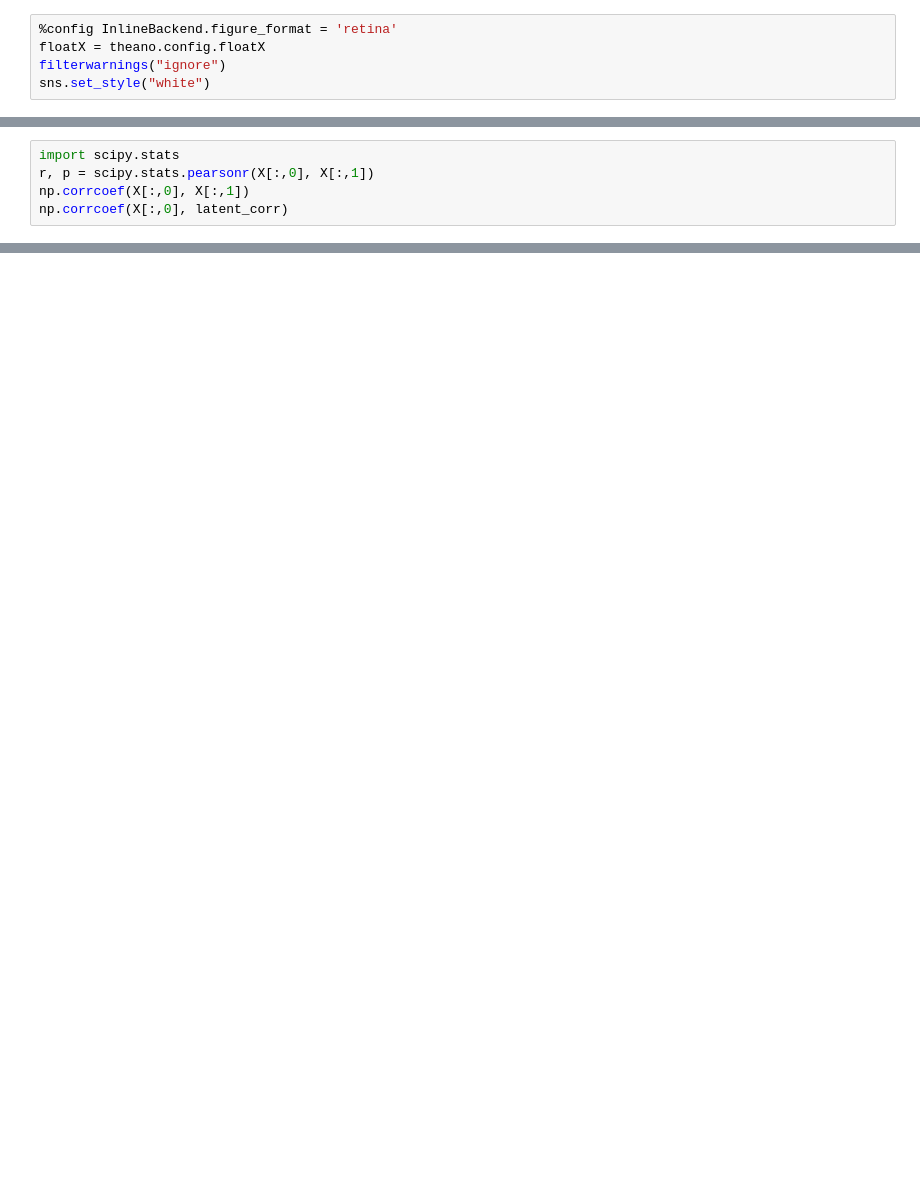
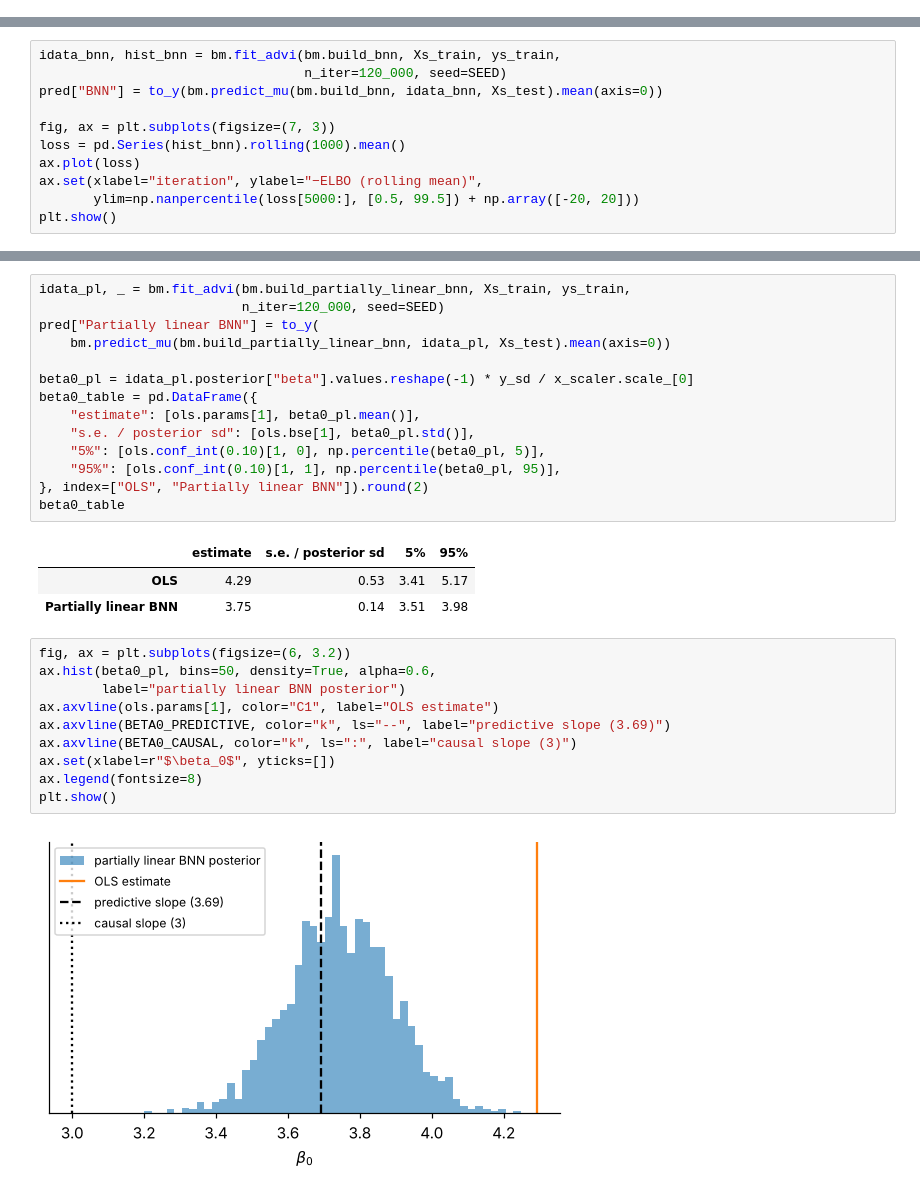
Before and after one commit to davide-ario/BNN, a Jupyter notebook: Bayesian_NN.ipynb, the cells around one changed output, grey strips where cells are left out. Cells and saved outputs as stored; diff of their text form; blank space fills up the shorter version.

```diff
--- a/Bayesian_NN.ipynb
+++ b/Bayesian_NN.ipynb
@@ -27,5 +0,0 @@ Running on PyMC3 v3.11.4
-# %%
-%config InlineBackend.figure_format = 'retina'
-floatX = theano.config.floatX
-filterwarnings("ignore")
-sns.set_style("white")
@@ -60,5 +0,0 @@ Compute correlation
-# %%
-import scipy.stats
-r, p = scipy.stats.pearsonr(X[:,0], X[:,1])
-np.corrcoef(X[:,0], X[:,1])
-np.corrcoef(X[:,0], latent_corr)
@@ -642,0 +137,11 @@ arviz - WARNING - Shape validation failed: input_shape: (1, 5000), minimum_shape
+# %%
+idata_bnn, hist_bnn = bm.fit_advi(bm.build_bnn, Xs_train, ys_train,
+                                  n_iter=120_000, seed=SEED)
+pred["BNN"] = to_y(bm.predict_mu(bm.build_bnn, idata_bnn, Xs_test).mean(axis=0))
+
+fig, ax = plt.subplots(figsize=(7, 3))
+loss = pd.Series(hist_bnn).rolling(1000).mean()
+ax.plot(loss)
+ax.set(xlabel="iteration", ylabel="−ELBO (rolling mean)",
+       ylim=np.nanpercentile(loss[5000:], [0.5, 99.5]) + np.array([-20, 20]))
+plt.show()
@@ -642,0 +159,30 @@ arviz - WARNING - Shape validation failed: input_shape: (1, 5000), minimum_shape
+# %%
+idata_pl, _ = bm.fit_advi(bm.build_partially_linear_bnn, Xs_train, ys_train,
+                          n_iter=120_000, seed=SEED)
+pred["Partially linear BNN"] = to_y(
+    bm.predict_mu(bm.build_partially_linear_bnn, idata_pl, Xs_test).mean(axis=0))
+
+beta0_pl = idata_pl.posterior["beta"].values.reshape(-1) * y_sd / x_scaler.scale_[0]
+beta0_table = pd.DataFrame({
+    "estimate": [ols.params[1], beta0_pl.mean()],
+    "s.e. / posterior sd": [ols.bse[1], beta0_pl.std()],
+    "5%": [ols.conf_int(0.10)[1, 0], np.percentile(beta0_pl, 5)],
+    "95%": [ols.conf_int(0.10)[1, 1], np.percentile(beta0_pl, 95)],
+}, index=["OLS", "Partially linear BNN"]).round(2)
+beta0_table
+# %% [output]
+|  | estimate | s.e. / posterior sd | 5% | 95% |
+| OLS | 4.29 | 0.53 | 3.41 | 5.17 |
+| Partially linear BNN | 3.75 | 0.14 | 3.51 | 3.98 |
+# %%
+fig, ax = plt.subplots(figsize=(6, 3.2))
+ax.hist(beta0_pl, bins=50, density=True, alpha=0.6,
+        label="partially linear BNN posterior")
+ax.axvline(ols.params[1], color="C1", label="OLS estimate")
+ax.axvline(BETA0_PREDICTIVE, color="k", ls="--", label="predictive slope (3.69)")
+ax.axvline(BETA0_CAUSAL, color="k", ls=":", label="causal slope (3)")
+ax.set(xlabel=r"$\beta_0$", yticks=[])
+ax.legend(fontsize=8)
+plt.show()
+# %% [output]
+[figure, added]
```
Also changed, not shown: parts of 53 cells of this notebook, 5 other files.
